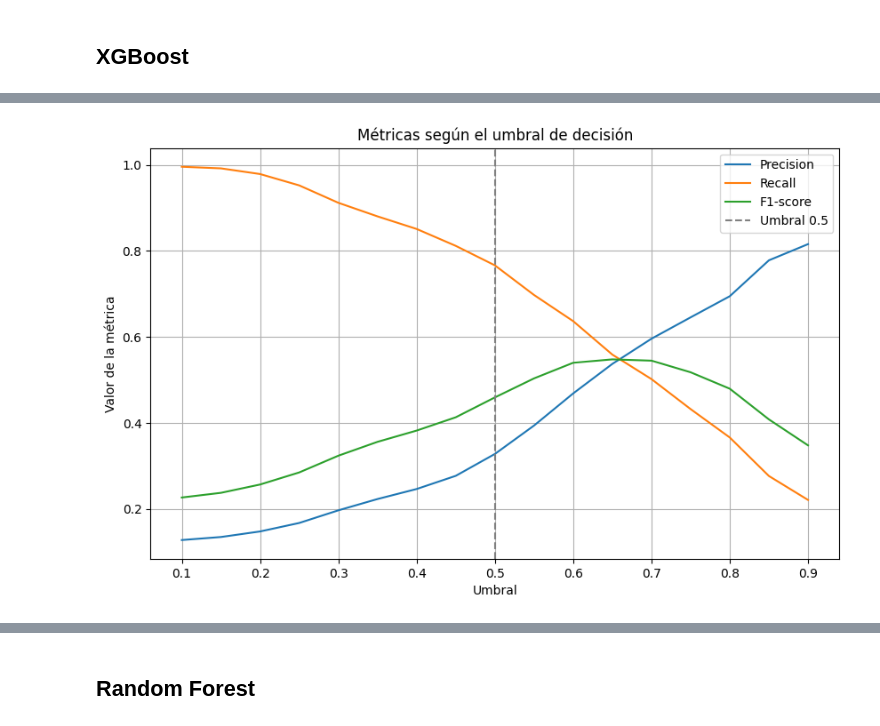
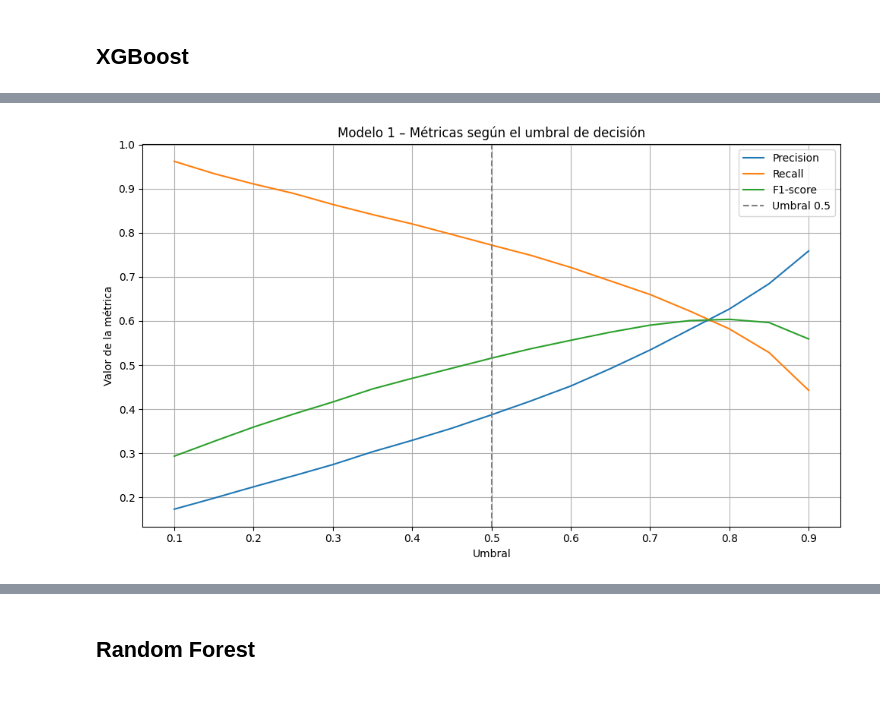
Before and after one commit to Marcocruz88/Repositoriotesis, a Jupyter notebook: Modelo.ipynb, the cells around one changed output, grey strips where cells are left out. Drawn from its saved outputs; the diff is of its cells as text; code cells hidden in the pictures; blank space fills up the shorter version.

Commit message:
6 casos XGboost

```diff
--- a/Modelo.ipynb
+++ b/Modelo.ipynb
@@ -163,12 +165,10 @@ y_test = y_test.loc[X_test.index]
 # %%
 # Crear y entrenar el modelo XGBoost
 model_XG = XGBClassifier(
-    n_estimators=100,
+    n_estimators=400,
     max_depth=8,
-    learning_rate=0.05,
-    subsample=0.8,
-    colsample_bytree=0.8,
-    scale_pos_weight=7.8,         # ajustado al desbalance
+    learning_rate=0.15,
+    scale_pos_weight=11,         # ajustado al desbalance
     use_label_encoder=False,
     eval_metric='logloss',
     verbosity=1
@@ -180,8 +180,17 @@ model_XG.fit(X_train, y_train)
 y_proba_XG = model_XG.predict_proba(X_test)[:, 1]
 
 # Aplicar umbral personalizado
-umbral = 0.65
+umbral = 0.75
 y_pred_XG_custom = (y_proba_XG >= umbral).astype(int)
+
+
+# Evaluación del modelo
+print(f"\n Evaluación del modelo XGBoost con umbral = {umbral}\n")
+print("Reporte de clasificación:")
+print(classification_report(y_test, y_pred_XG_custom, target_names=['No Adición', 'Adición']))
+
+print("Matriz de confusión:")
+print(confusion_matrix(y_test, y_pred_XG_custom))
 # %% [output]
 Parameters: { "use_label_encoder" } are not used.
 
@@ -309,33 +491,43 @@ plt.show()
 # %%
-import numpy as np
-import matplotlib.pyplot as plt
 from sklearn.metrics import precision_score, recall_score, f1_score
 
-# Obtener las probabilidades predichas por el modelo
-y_proba = model_XG.predict_proba(X_test)[:, 1]
+# Rango de umbrales
+umbrales = np.arange(0.1, 0.95, 0.05)
 
-# Listas para guardar resultados
-umbrales = np.arange(0.1, 0.95, 0.05)
-precisions, recalls, f1s = [], [], []
+# Diccionario con tus modelos ya entrenados
+modelos = {
+    "Modelo 1": model_XG,
+    "Modelo 2": model_XG2,
+    "Modelo 3": model_XG3,
+    "Modelo 4": model_XG4,
+    "Modelo 5": model_XG5,
+    "Modelo 6": model_XG6
+}
 
-# Calcular métricas para cada umbral
-for umbral in umbrales:
-    y_pred_umbral = (y_proba >= umbral).astype(int)
-    precisions.append(precision_score(y_test, y_pred_umbral, pos_label=1))
-    recalls.append(recall_score(y_test, y_pred_umbral, pos_label=1))
-    f1s.append(f1_score(y_test, y_pred_umbral, pos_label=1))
+# Iterar por modelo
+for nombre, modelo in modelos.items():
+    y_proba = modelo.predict_proba(X_test)[:, 1]
 
-# Graficar los resultados
-plt.figure(figsize=(10, 6))
-plt.plot(umbrales, precisions, label='Precision')
-plt.plot(umbrales, recalls, label='Recall')
-plt.plot(umbrales, f1s, label='F1-score')
-plt.axvline(x=0.5, color='gray', linestyle='--', label='Umbral 0.5')
-plt.title("Métricas según el umbral de decisión")
-plt.xlabel("Umbral")
-plt.ylabel("Valor de la métrica")
-plt.legend()
-plt.grid(True)
-plt.show()
+    precisions, recalls, f1s = [], [], []
+
+    for umbral in umbrales:
+        y_pred = (y_proba >= umbral).astype(int)
+        precisions.append(precision_score(y_test, y_pred, pos_label=1))
+        recalls.append(recall_score(y_test, y_pred, pos_label=1))
+        f1s.append(f1_score(y_test, y_pred, pos_label=1))
+
+    # Gráfico
+    plt.figure(figsize=(10, 6))
+    plt.plot(umbrales, precisions, label='Precision')
+    plt.plot(umbrales, recalls, label='Recall')
+    plt.plot(umbrales, f1s, label='F1-score')
+    plt.axvline(x=0.5, color='gray', linestyle='--', label='Umbral 0.5')
+    plt.title(f"{nombre} – Métricas según el umbral de decisión")
+    plt.xlabel("Umbral")
+    plt.ylabel("Valor de la métrica")
+    plt.legend()
+    plt.grid(True)
+    plt.tight_layout()
+    plt.show()
 # %% [output]
-[figure, old version]
+[figure, new version]
```
Also changed, not shown: parts of 25 cells of this notebook.
